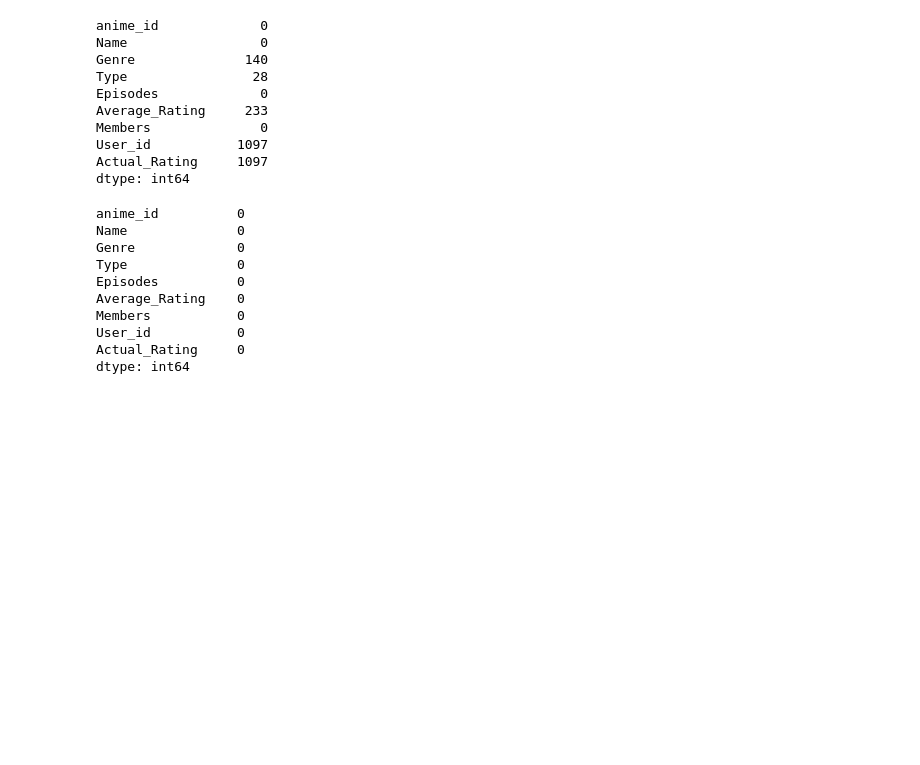
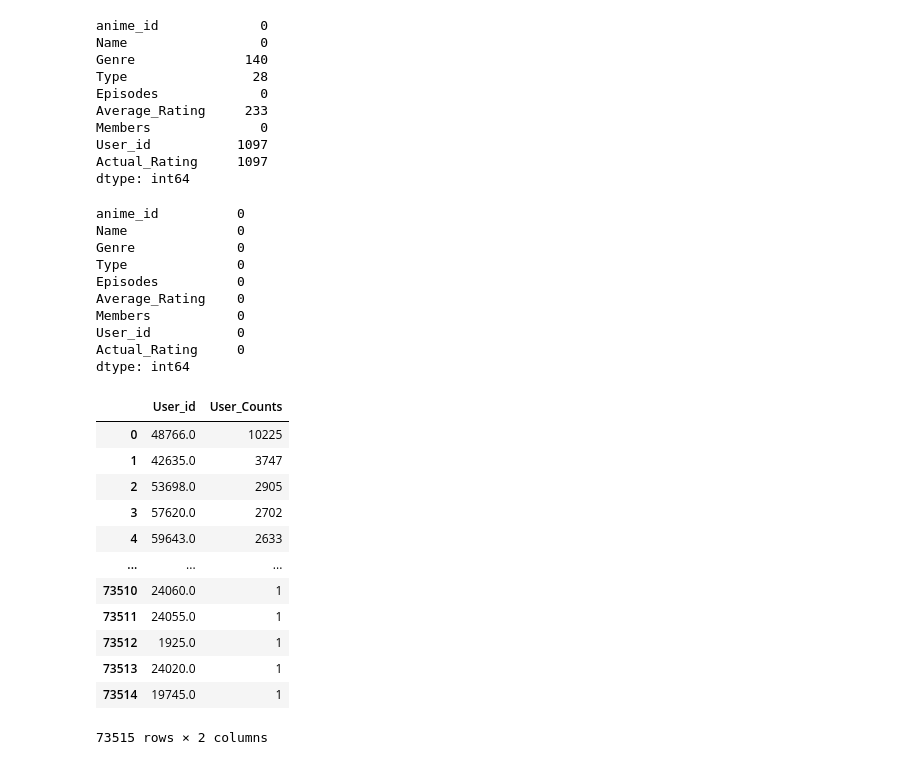
Before and after one commit to hargurjeet/Recommedation-Systems, a Jupyter notebook: Anime_Recommendation_Item_Based_CosineSimilarity.ipynb, the cells around one changed output. Drawn from its saved outputs; the diff is of its cells as text; code cells hidden in the pictures; blank space fills up the shorter version.

```diff
--- a/Anime_Recommendation_Item_Based_CosineSimilarity.ipynb
+++ b/Anime_Recommendation_Item_Based_CosineSimilarity.ipynb
@@ -390,3 +393,21 @@ Members           0
 User_id           0
 Actual_Rating     0
 dtype: int64
+# %%
+Valid_Users = full_data.User_id.value_counts().reset_index()
+Valid_Users = Valid_Users.rename(columns={'index': 'User_id', 'User_id': 'User_Counts'})
+Valid_Users
+# %% [output]
+|  | User_id | User_Counts |
+| 0 | 48766.0 | 10225 |
+| 1 | 42635.0 | 3747 |
+| 2 | 53698.0 | 2905 |
+| 3 | 57620.0 | 2702 |
+| 4 | 59643.0 | 2633 |
+| ... | ... | ... |
+| 73510 | 24060.0 | 1 |
+| 73511 | 24055.0 | 1 |
+| 73512 | 1925.0 | 1 |
+| 73513 | 24020.0 | 1 |
+| 73514 | 19745.0 | 1 |
+73515 rows × 2 columns
```
Also changed, not shown: parts of 8 cells of this notebook.
